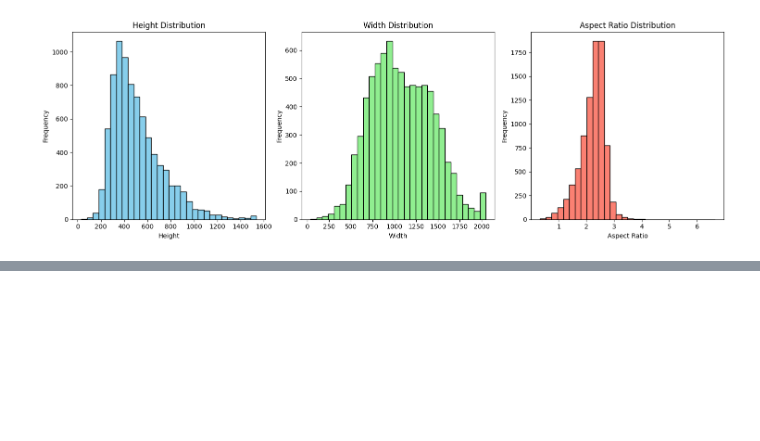
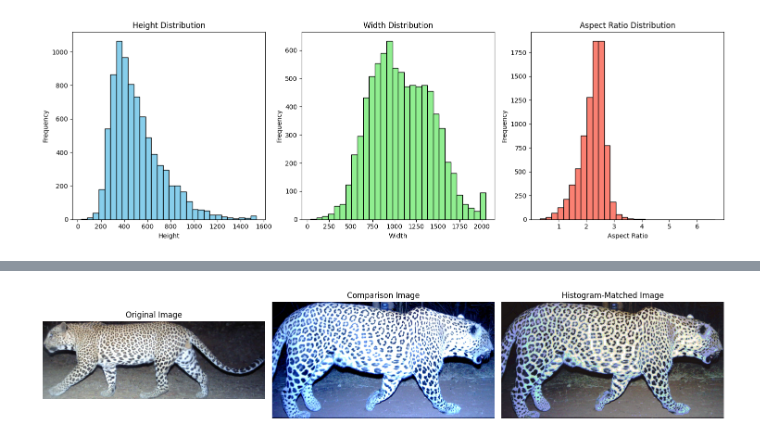
Before and after one commit to acse-dc1823/spotID, a Jupyter notebook: leopard_id/scripts_preprocessing/EDA.ipynb, the cells around one changed output, grey strips where cells are left out. Cells and saved outputs as stored; diff of their text form; code cells hidden in the pictures; blank space fills up the shorter version.

```diff
--- a/leopard_id/scripts_preprocessing/EDA.ipynb
+++ b/leopard_id/scripts_preprocessing/EDA.ipynb
@@ -165,0 +209,7 @@ Average Aspect Ratio: 2.2248583738425833
+# %%
+hist_matching_path = "../data/histogram_matching/0_0_BG-01A-2019-02-05_05-10-44.jpg"
+comparison_image = "../data/minimum_train_data_cropped/BGL09_right/0_0_BG-97B-2019-03-05_22-09-31.jpg"
+
+display_histogram_matching(hist_matching_path, comparison_image)
+# %% [output]
+[figure, added]
```
Also changed, not shown: parts of 5 cells of this notebook.
